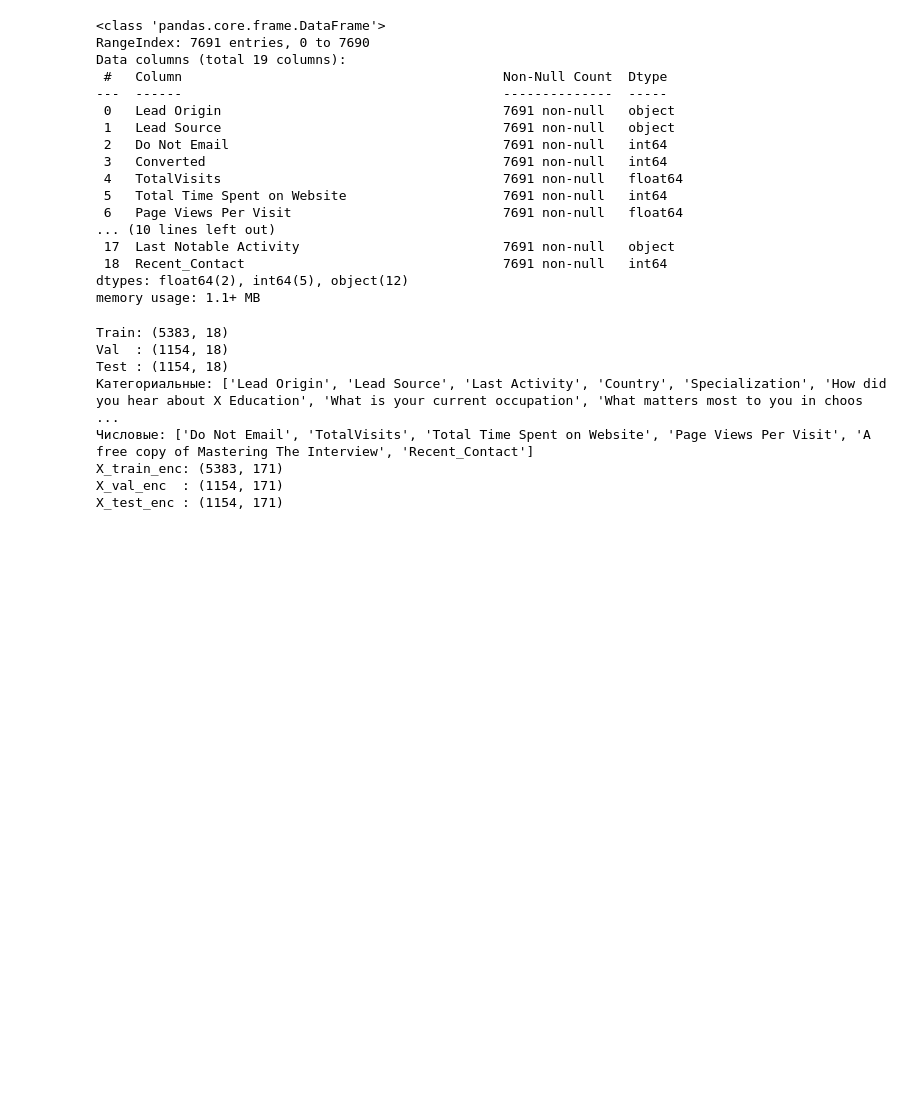
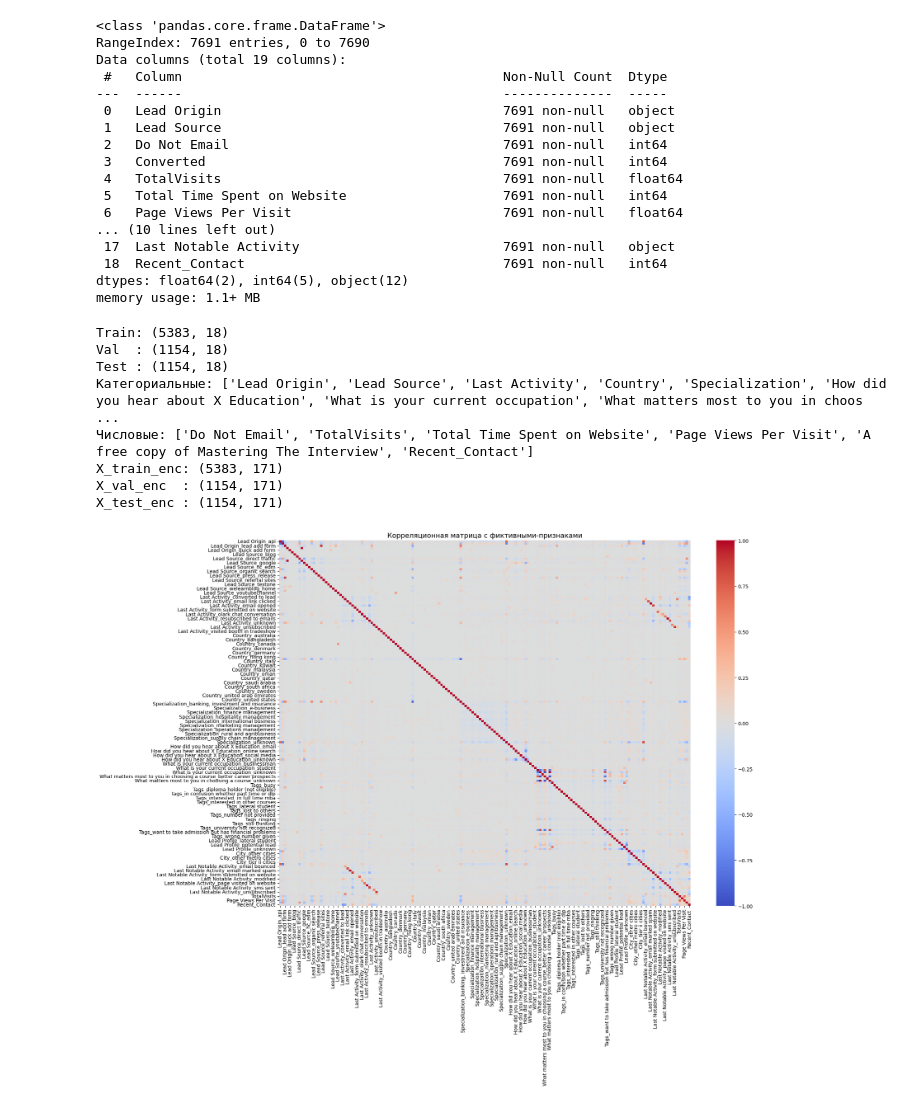
Before and after one commit to Madarakill/LS_EDU, a Jupyter notebook: Анализ набора данных.ipynb, the cells around one changed output. Cells and saved outputs as stored; diff of their text form; code cells hidden in the pictures; blank space fills up the shorter version.

Commit message:
Создание корреляционной матрицы

```diff
--- a/Анализ набора данных.ipynb
+++ b/Анализ набора данных.ipynb
@@ -758,3 +758,34 @@ Test : (1154, 18)
 X_train_enc: (5383, 171)
 X_val_enc  : (1154, 171)
 X_test_enc : (1154, 171)
+# %%
+feature_names = ct.get_feature_names_out()
+
+# Очистка имен для матрицы
+clean_feature_names = [name.split('__', 1)[1] for name in feature_names]
+
+if hasattr(X_train_enc, 'toarray'):
+    X_dense = X_train_enc.toarray()
+else:
+    X_dense = X_train_enc
+
+df_enc = pd.DataFrame(X_dense, columns=clean_feature_names)
+
+# корреляционная матрица
+corr_enc = df_enc.corr(numeric_only=True)
+
+plt.figure(figsize=(20, 16))
+sns.heatmap(
+    corr_enc,
+    annot=False,
+    cmap='coolwarm',
+    vmin=-1,
+    vmax=1
+)
+plt.title('Корреляционная матрица с фиктивными-признаками', fontsize=14)
+plt.xticks(rotation=90)
+plt.yticks(rotation=0)
+plt.tight_layout()
+plt.show()
+# %% [output]
+[figure, added]
```
